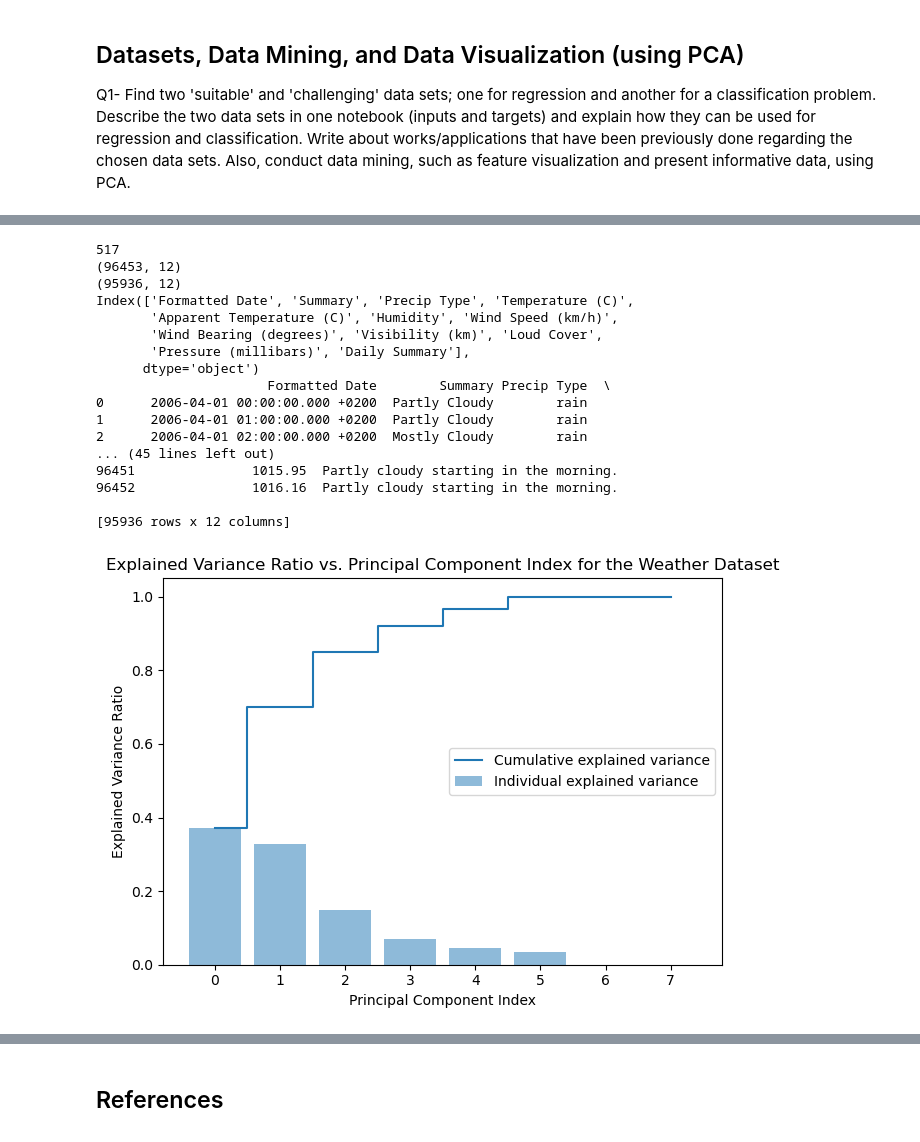
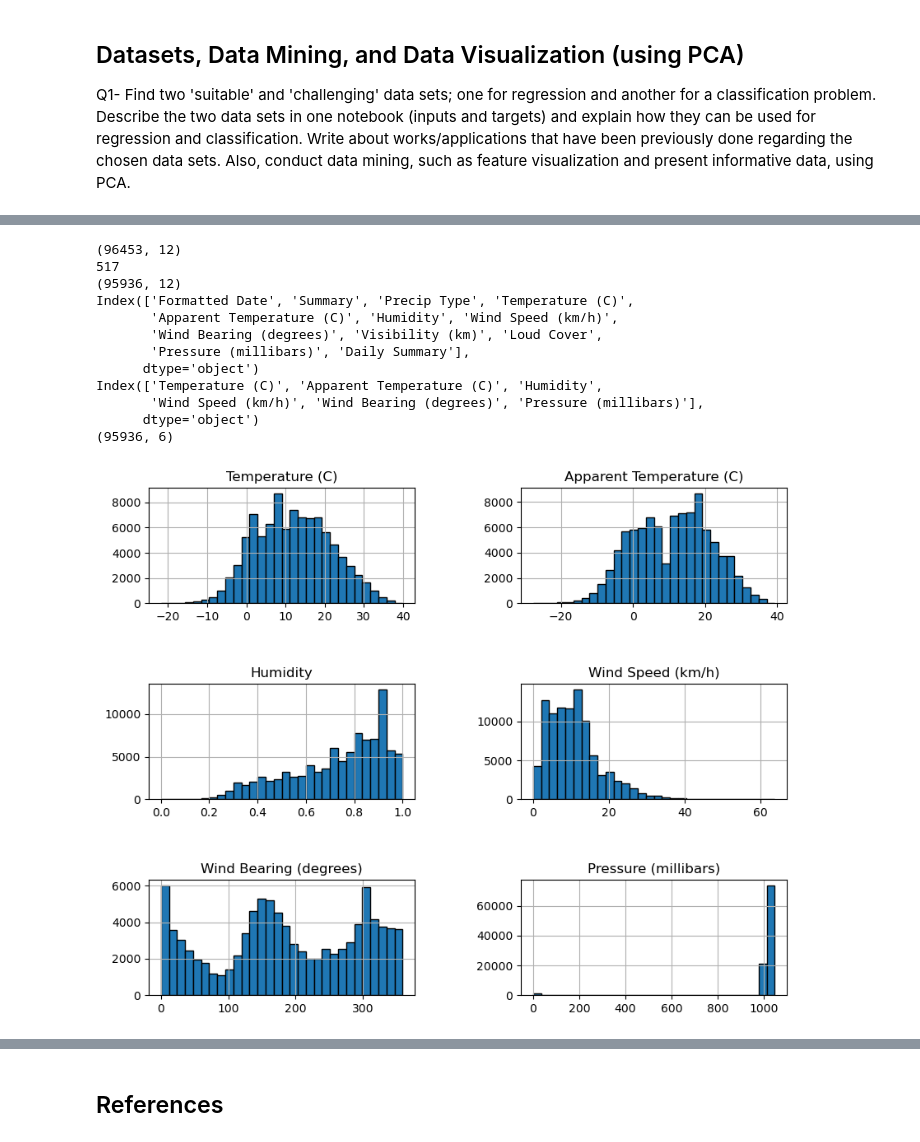
Before and after one commit to karlzam/school, a Jupyter notebook: phys555/assignment02/A2Q1-KZammit.ipynb, the cells around one changed output, grey strips where cells are left out. Cells and saved outputs as stored; diff of their text form; code cells hidden in the pictures.

```diff
--- a/phys555/assignment02/A2Q1-KZammit.ipynb
+++ b/phys555/assignment02/A2Q1-KZammit.ipynb
@@ -43,68 +70,36 @@ KeyboardInterrupt:
 # %%
+# Read the weather data csv and print the shape
 weather = pd.read_csv(r'weatherHistory.csv', delimiter=',')
-# https://www.kaggle.com/datasets/budincsevity/szeged-weather
+print(weather.shape)
 
-
+# Count nans that exist in the data, and drop rows containing nans
 nan_count = weather.isna().sum().sum()
 print(nan_count)
-print(weather.shape)
 weather=weather.dropna(axis=0)
+
+# Print the shape of the data after rows containing nans were removed
 print(weather.shape)
 print(weather.columns)
-print(weather)
 
-weather = weather.drop(['Formatted Date', 'Summary', 'Daily Summary', 'Precip Type'], axis=1)
+# Drop non-numerical rows for the purposes of this analysis
+weather = weather.drop(['Formatted Date', 'Summary', 'Daily Summary', 'Precip Type', 'Loud Cover', 'Visibility (km)'], axis=1)
+print(weather.columns)
+print(weather.shape)
 
-#weather.hist(figsize=(12, 10), bins=30, edgecolor="black")
-#plt.subplots_adjust(hspace=0.7, wspace=0.4)
-
-sc = MinMaxScaler()
-
-# Train the estimator on the input alfalfa data. This method calculates the mean and variance of each of the features present in the data.
-sc.fit(weather)
-
-# Apply the method to the alfalfa data, to transform all of the features using their respective mean and variance.
-df_norm = sc.transform(weather)
-
-
-# Initialize scikit learns principal component analysis function
-pca = PCA()
-
-# Determine transformed features
-df_analysis_pca = pca.fit_transform(df_norm)
-
-# Determine explained variance using explained_variance_ration_ attribute
-exp_var_pca = pca.explained_variance_ratio_
-
-# Cumulative sum of eigenvalues; This will be used to create step plot
-# for visualizing the variance explained by each principal component.
-cum_sum_eigenvalues = np.cumsum(exp_var_pca)
-
-# Create the visualization plot
-plt.bar(range(0,len(exp_var_pca)), exp_var_pca, alpha=0.5, align='center', label='Individual explained variance')
-plt.step(range(0,len(cum_sum_eigenvalues)), cum_sum_eigenvalues, where='mid',label='Cumulative explained variance')
-plt.ylabel('Explained Variance Ratio')
-plt.xlabel('Principal Component Index')
-plt.title('Explained Variance Ratio vs. Principal Component Index for the Weather Dataset')
-plt.legend(loc='best')
-plt.tight_layout()
-plt.show()
+# Plot histograms of the data
+weather.hist(figsize=(10, 8), bins=30, edgecolor="black")
+plt.subplots_adjust(hspace=0.7, wspace=0.4)
 # %% [output]
+(96453, 12)
 517
-(96453, 12)
 (95936, 12)
 Index(['Formatted Date', 'Summary', 'Precip Type', 'Temperature (C)',
        'Apparent Temperature (C)', 'Humidity', 'Wind Speed (km/h)',
        'Wind Bearing (degrees)', 'Visibility (km)', 'Loud Cover',
        'Pressure (millibars)', 'Daily Summary'],
       dtype='object')
-                      Formatted Date        Summary Precip Type  \
-0      2006-04-01 00:00:00.000 +0200  Partly Cloudy        rain
-1      2006-04-01 01:00:00.000 +0200  Partly Cloudy        rain
-2      2006-04-01 02:00:00.000 +0200  Mostly Cloudy        rain
-... (45 lines left out)
-96451               1015.95  Partly cloudy starting in the morning.
-96452               1016.16  Partly cloudy starting in the morning.
-
-[95936 rows x 12 columns]
+Index(['Temperature (C)', 'Apparent Temperature (C)', 'Humidity',
+       'Wind Speed (km/h)', 'Wind Bearing (degrees)', 'Pressure (millibars)'],
+      dtype='object')
+(95936, 6)
-[figure, old version]
+[figure, new version]
```
Also changed, not shown: parts of 22 cells of this notebook, 5 other files.
